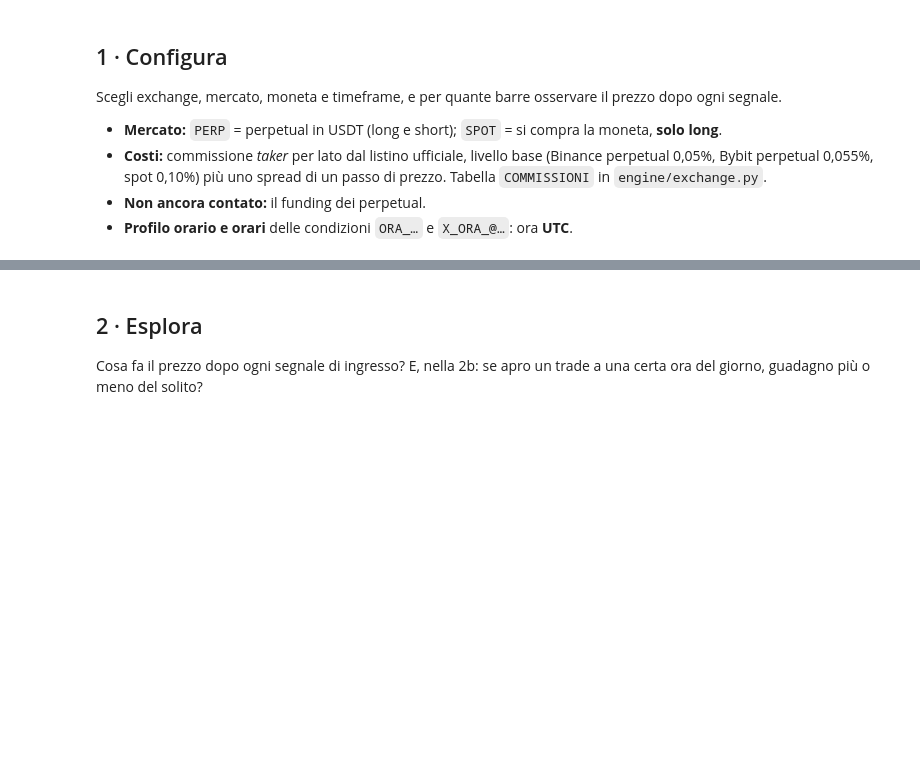
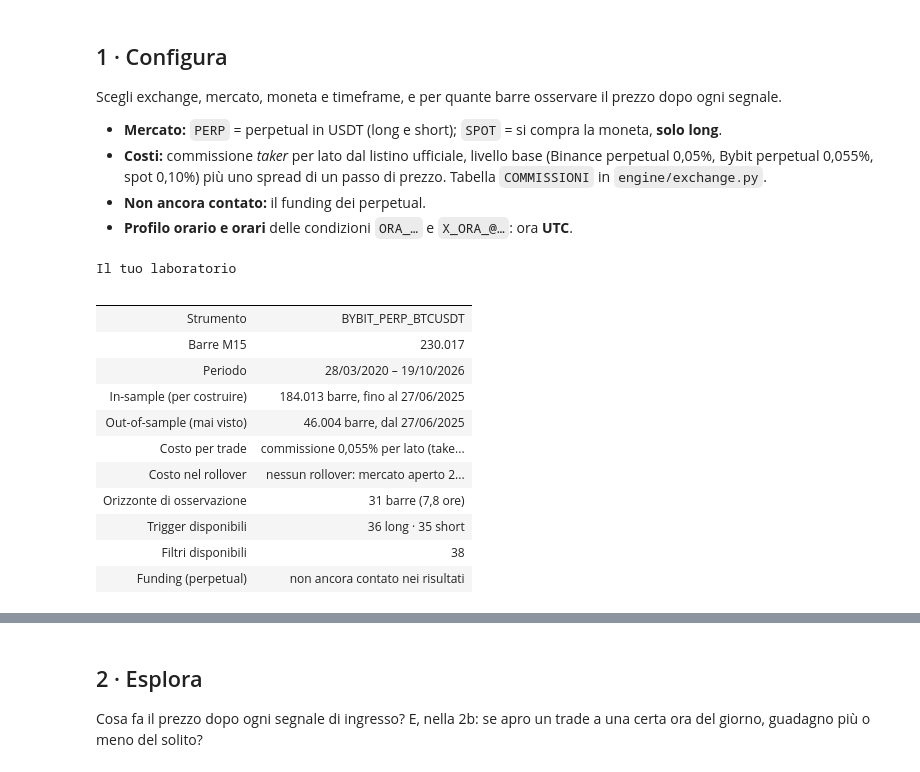
Before and after one commit to matti410/Trading-System-Creator_V4, a Jupyter notebook: Trading_System_Lab_Crypto.ipynb, the cells around one changed output, grey strips where cells are left out. Drawn from its saved outputs; the diff is of its cells as text; code cells hidden in the pictures; blank space fills up the shorter version.

```diff
--- a/Trading_System_Lab_Crypto.ipynb
+++ b/Trading_System_Lab_Crypto.ipynb
@@ -86,12 +89,26 @@ Scegli exchange, mercato, moneta e timeframe, e per quante barre osservare il pr
 - **Profilo orario e orari** delle condizioni `ORA_…` e `X_ORA_@…`: ora **UTC**.
 # %%
 #@title 1 · Configura { display-mode: "form" }
-exchange = "BINANCE"  #@param ["BINANCE", "BYBIT"]
+exchange = "BYBIT"  #@param ["BINANCE", "BYBIT"]
 mercato = "PERP"  #@param ["PERP", "SPOT"]
 moneta = "BTC"  #@param ["BTC", "ETH", "SOL", "XRP"]
 timeframe = "M15"  #@param ["M5", "M15", "M30", "H1", "H4"]
 #@markdown Orizzonte di osservazione, in barre del timeframe scelto (su M15: 4 barre = 1 ora).
 orizzonte = 31  #@param {type:"slider", min:4, max:96, step:1}
 
 strumento = f"{exchange}_{mercato}_{moneta}USDT"     # es. BINANCE_PERP_BTCUSDT (engine/simboli.py)
 s = prepara(strumento, H=orizzonte, cartella=DATI_DIR, timeframe=timeframe)
+# %% [output]
+Il tuo laboratorio
+|  |  |
+| Strumento | BYBIT_PERP_BTCUSDT |
+| Barre M15 | 230.017 |
+| Periodo | 28/03/2020 – 19/10/2026 |
+| In-sample (per costruire) | 184.013 barre, fino al 27/06/2025 |
+| Out-of-sample (mai visto) | 46.004 barre, dal 27/06/2025 |
+| Costo per trade | commissione 0,055% per lato (take... |
+| Costo nel rollover | nessun rollover: mercato aperto 2... |
+| Orizzonte di osservazione | 31 barre (7,8 ore) |
+| Trigger disponibili | 36 long · 35 short |
+| Filtri disponibili | 38 |
+| Funding (perpetual) | non ancora contato nei risultati |
```
Also changed, not shown: parts of 9 cells of this notebook.
